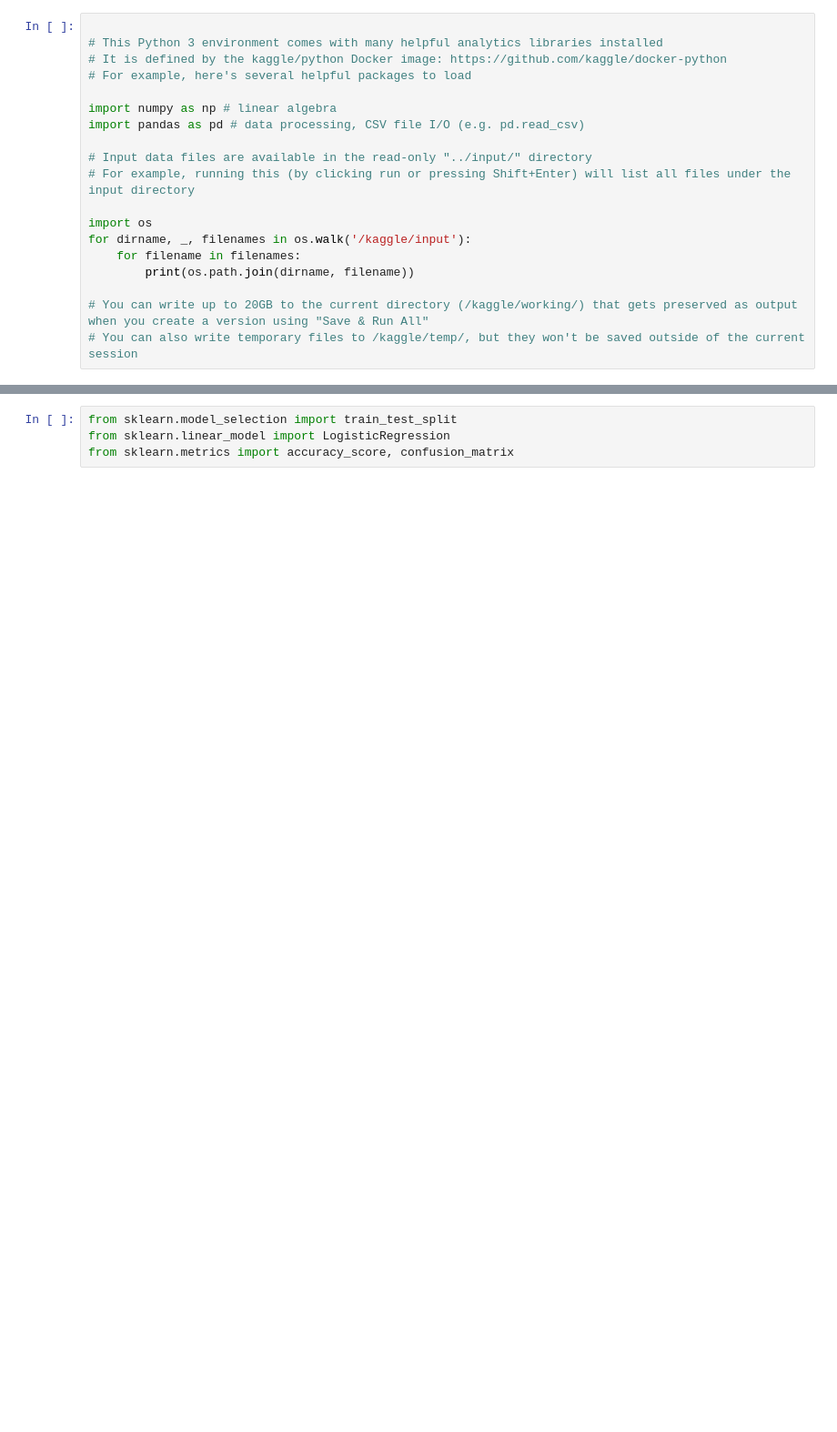
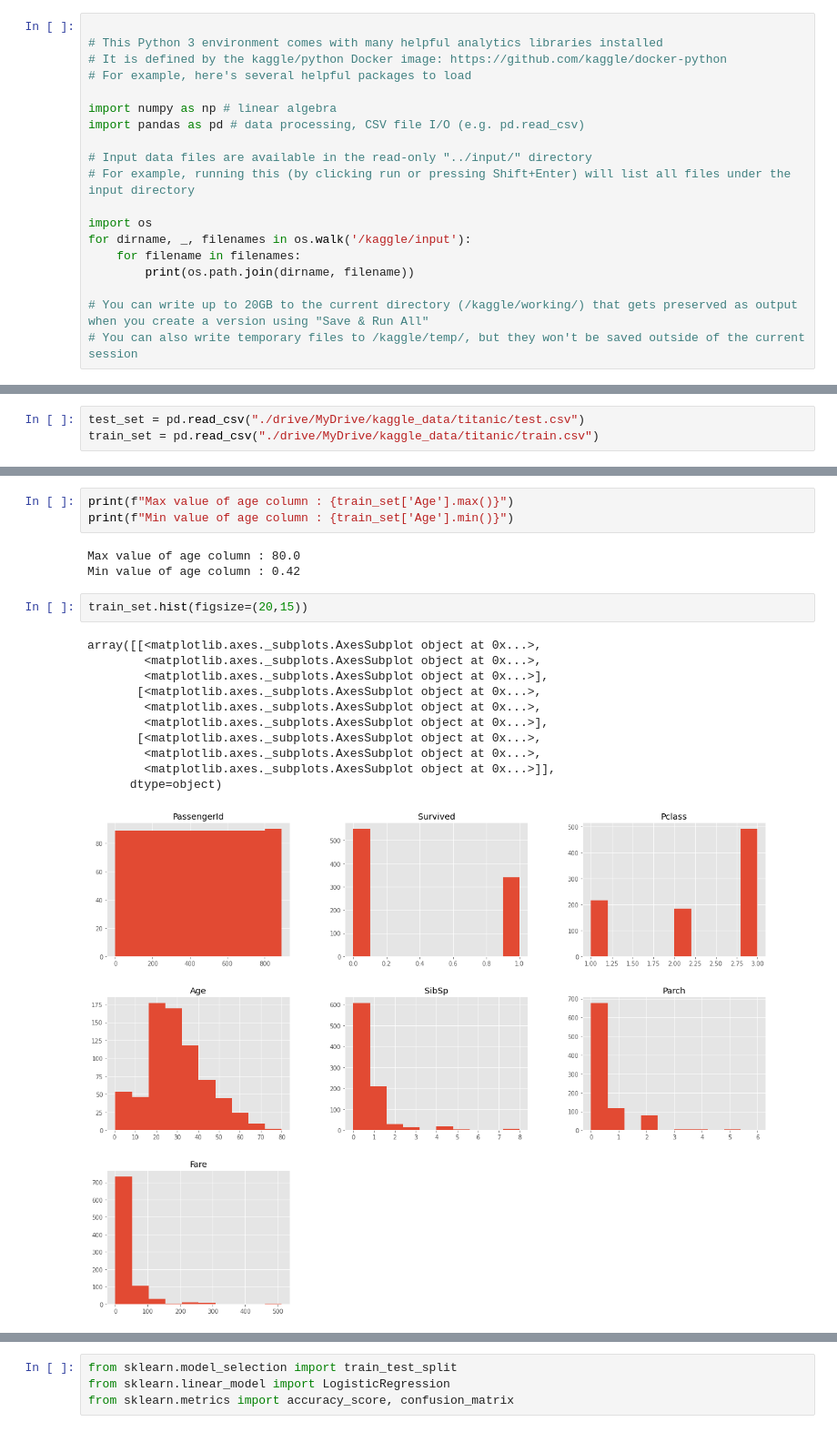
Before and after one commit to bartmartinnn/portfolio, a Jupyter notebook: TitanicKaggle.ipynb, the cells around one changed output, grey strips where cells are left out. Shown at 91% size. Drawn from its saved outputs; the diff is of its cells as text; blank space fills up the shorter version.

```diff
--- a/TitanicKaggle.ipynb
+++ b/TitanicKaggle.ipynb
@@ -197,0 +23,3 @@ data_6.drop(dummies, axis=1, inplace=True)
+# %%
+test_set = pd.read_csv("./drive/MyDrive/kaggle_data/titanic/test.csv")
+train_set = pd.read_csv("./drive/MyDrive/kaggle_data/titanic/train.csv")
@@ -197,0 +109,20 @@ data_6.drop(dummies, axis=1, inplace=True)
+# %%
+print(f"Max value of age column : {train_set['Age'].max()}")
+print(f"Min value of age column : {train_set['Age'].min()}")
+# %% [output]
+Max value of age column : 80.0
+Min value of age column : 0.42
+# %%
+train_set.hist(figsize=(20,15))
+# %% [output]
+array([[<matplotlib.axes._subplots.AxesSubplot object at 0x...>,
+        <matplotlib.axes._subplots.AxesSubplot object at 0x...>,
+        <matplotlib.axes._subplots.AxesSubplot object at 0x...>],
+       [<matplotlib.axes._subplots.AxesSubplot object at 0x...>,
+        <matplotlib.axes._subplots.AxesSubplot object at 0x...>,
+        <matplotlib.axes._subplots.AxesSubplot object at 0x...>],
+       [<matplotlib.axes._subplots.AxesSubplot object at 0x...>,
+        <matplotlib.axes._subplots.AxesSubplot object at 0x...>,
+        <matplotlib.axes._subplots.AxesSubplot object at 0x...>]],
+      dtype=object)
+[figure, added]
```
Also changed, not shown: parts of 56 cells of this notebook, 2 other files.
